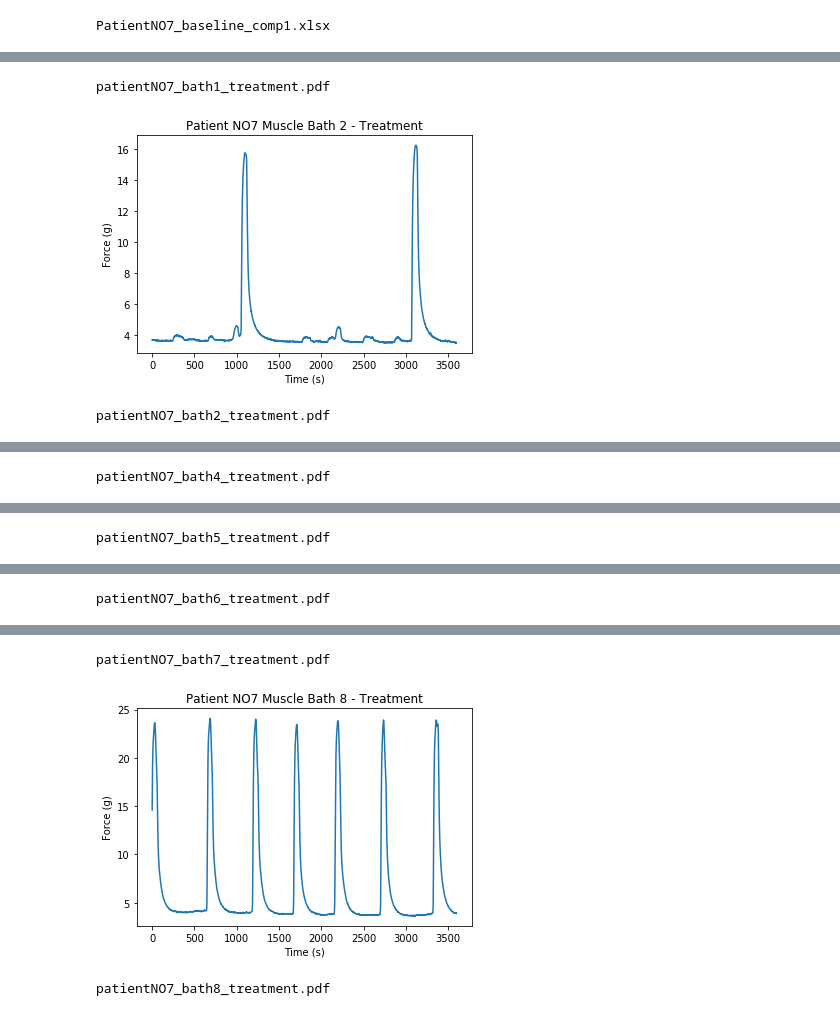
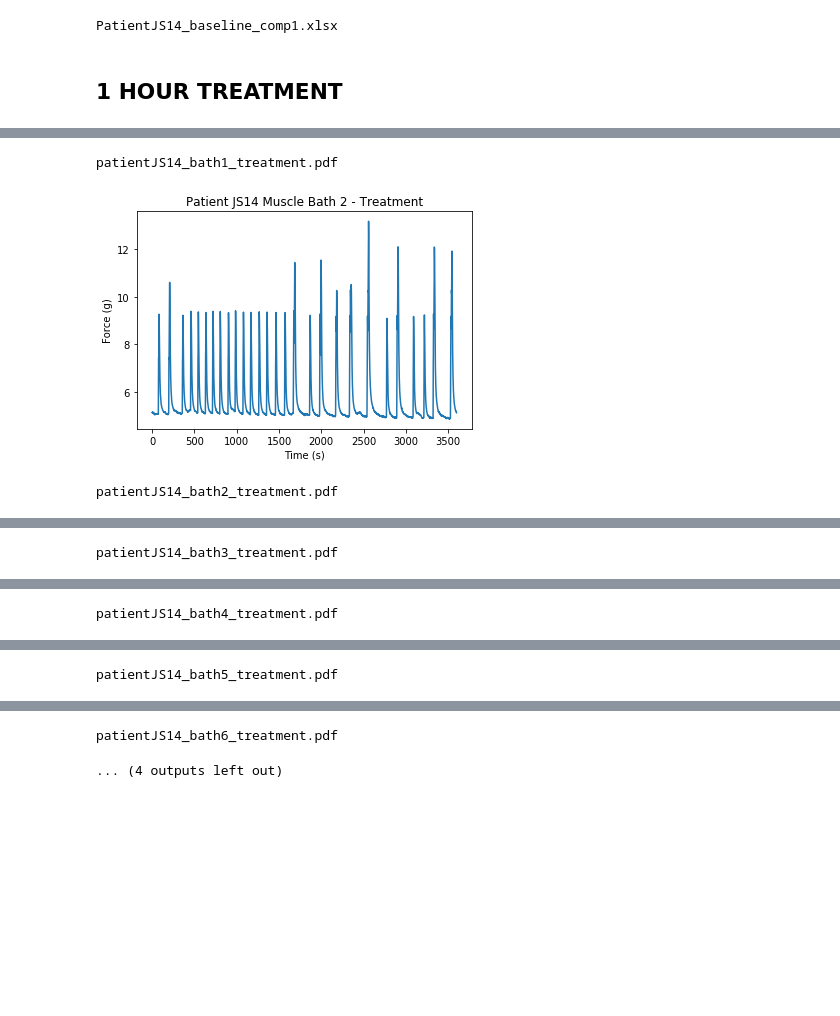
Before and after one commit to wupchurc/Muscle-Bath, a Jupyter notebook: Myometrial Contractility.ipynb, the cells around one changed output, grey strips where cells are left out. Cells and saved outputs as stored; diff of their text form; code cells hidden in the pictures; blank space fills up the shorter version.

```diff
--- a/Myometrial Contractility.ipynb
+++ b/Myometrial Contractility.ipynb
@@ -155,7 +165,7 @@ fp_output_list = []
 #for loop for peak analysis
 #vary width variable for each study to tune the find_peaks function
 #width_var = float(input("input the width variable for find_peaks function:"))
-width_var = 5
+width_var = 8
 for i in range(len(baseline_array_list)):
     bath = df_ref.iloc[i]["Bath Number"]
     #print("Muscle Bath",bath,":")
@@ -182,6 +192,16 @@ for i in range(len(baseline_array_list)):
 #width_var = 20 for 2018_08_22_Myometrial_Contractility_Study_4_MB_1_8.tsv
 #width_var = 5 for 2018_08_24_Myometrial_Contractility_Study_5_MB_1_8.tsv
 #width_var = 5 for 2018_08_31_Myometrial_Contractility_Study_6_MB_1_8.tsv
+#width_var = 20 for 2018_09_05_Myometrial_Contractility_Study_7_MB_1_8.tsv
+#width_var = 5 for 2018_09_06_Myometrial_Contractility_Study_8_MB_1_8.tsv
+#width_var = 20 for 2018_09_06_Myometrial_Contractility_Study_8_MB_17_24.tsv
+#width_var = 20 for 2018_09_12_Myometrial_Contractility_Study_9_MB_9_16.tsv
+#width_var = 5 for 2018_09_18_Myometrial_Contractility_Study_10_MB_9_16_Restart_Restart.tsv
+#width_var = 5 for 2018_09_18_Myometrial_Contractility_Study_10_MB_17_24.tsv
+#width_var = 30 for 2018_09_21_Myometrial_Contractility_Study_11_MB_1_8.tsv
+#width_var = 20 for 2018_09_21_Human_Uterine_Stimulation.tsv
+#width_var = 30 for 2018_09_21_Myometrial_Contractility_Study_11_MB_17_24.tsv
+#width_var = 8 for 2018_09_28_Myometrial_Contractility_Study_13_MB_1_8.tsv
 # %%
 # processing find_peaks output
 #assigning values from find peaks output to a list of local max indices
@@ -414,4 +437,4 @@ base_out_file = "Patient"+ list(df_ref['Patient'])[0] +"_baseline_"+computer+".x
 df_base_out.to_excel(base_out_file)
 print(base_out_file)
 # %% [output]
-PatientNO7_baseline_comp1.xlsx
+PatientJS14_baseline_comp1.xlsx
@@ -420,3 +441,5 @@ PatientNO7_baseline_comp1.xlsx
+# %% [markdown]
+## 1 HOUR TREATMENT
 # %%
 #create a placeholder list for storing arrays of treatment force data
 treat_array_list = []
@@ -424,8 +447,14 @@ treat_array_list = []
 #send array of each muscle bath treatment force data to treat_array_list
 count = 0
 for bath in df_ref['Bath Number']:
-    #print('Muscle Bath',bath,':')
-    treatment_array = (df_file.loc[treat_time_list[count]:treat_time_list[count]+3599,Force_list[count]])
+
+    if bath < 9:
+        treatment_array = (df_file.loc[treat_time_list[count]:treat_time_list[count]+3599,Force_list[bath-1]])
+    elif bath > 16:
+        treatment_array = (df_file.loc[treat_time_list[count]:treat_time_list[count]+3599,Force_list[bath-17]])
+    else:
+        treatment_array = (df_file.loc[treat_time_list[count]:treat_time_list[count]+3599,Force_list[bath-9]])
+
     treat_array_list.append(treatment_array)
     count += 1
 #plot the treatment contraction force data
@@ -446,3 +475,3 @@ for i in range(len(treat_array_list)):
-patientNO7_bath1_treatment.pdf
+patientJS14_bath1_treatment.pdf
-[figure, old version]
+[figure, new version]
-patientNO7_bath2_treatment.pdf
+patientJS14_bath2_treatment.pdf
@@ -450 +479 @@ patientNO7_bath2_treatment.pdf
-patientNO7_bath4_treatment.pdf
+patientJS14_bath3_treatment.pdf
@@ -452 +481 @@ patientNO7_bath4_treatment.pdf
-patientNO7_bath5_treatment.pdf
+patientJS14_bath4_treatment.pdf
@@ -454 +483 @@ patientNO7_bath5_treatment.pdf
-patientNO7_bath6_treatment.pdf
+patientJS14_bath5_treatment.pdf
@@ -456,3 +485,2 @@ patientNO7_bath6_treatment.pdf
-patientNO7_bath7_treatment.pdf
+patientJS14_bath6_treatment.pdf
-[figure, removed]
-patientNO7_bath8_treatment.pdf
+... (4 outputs left out)
```
Also changed, not shown: parts of 17 cells of this notebook.
